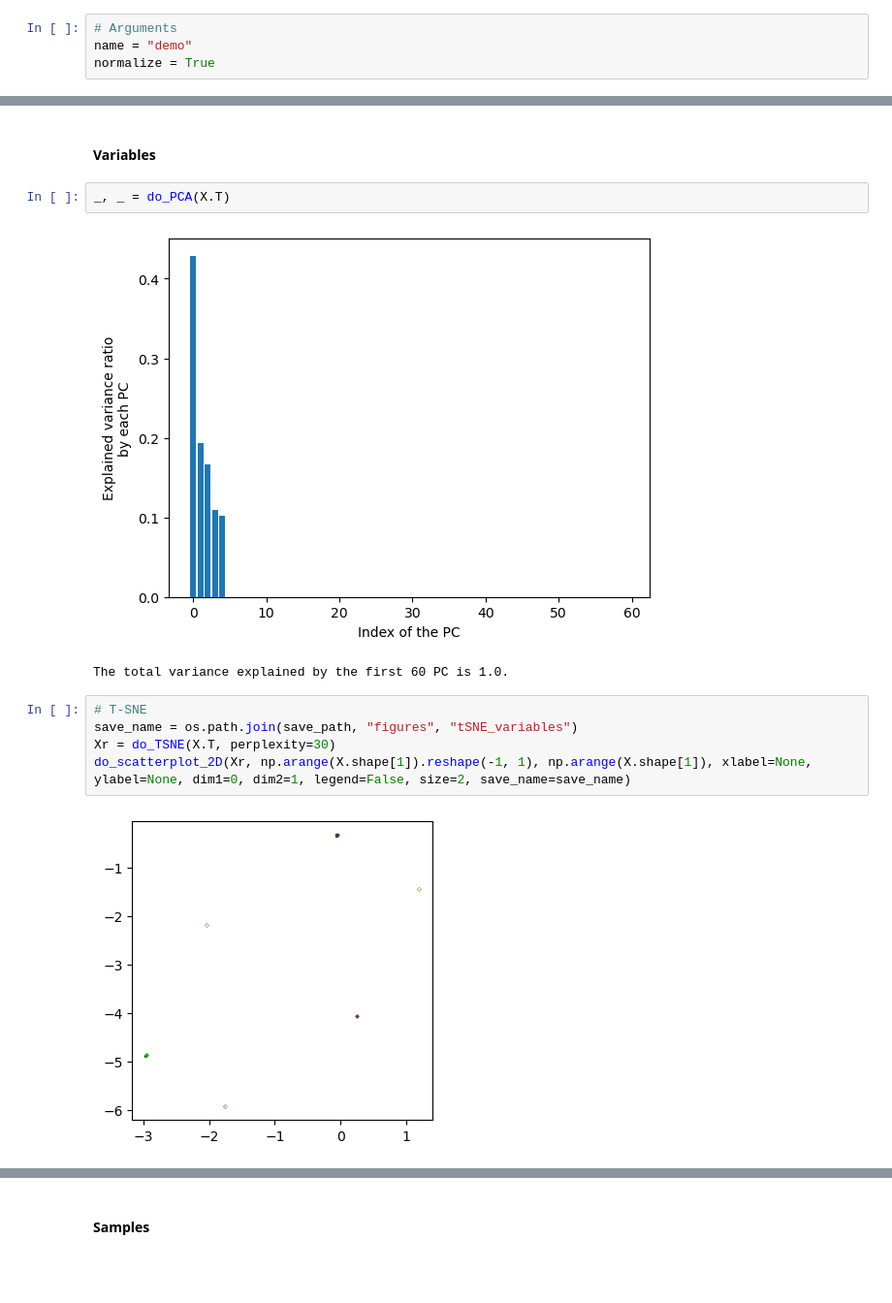
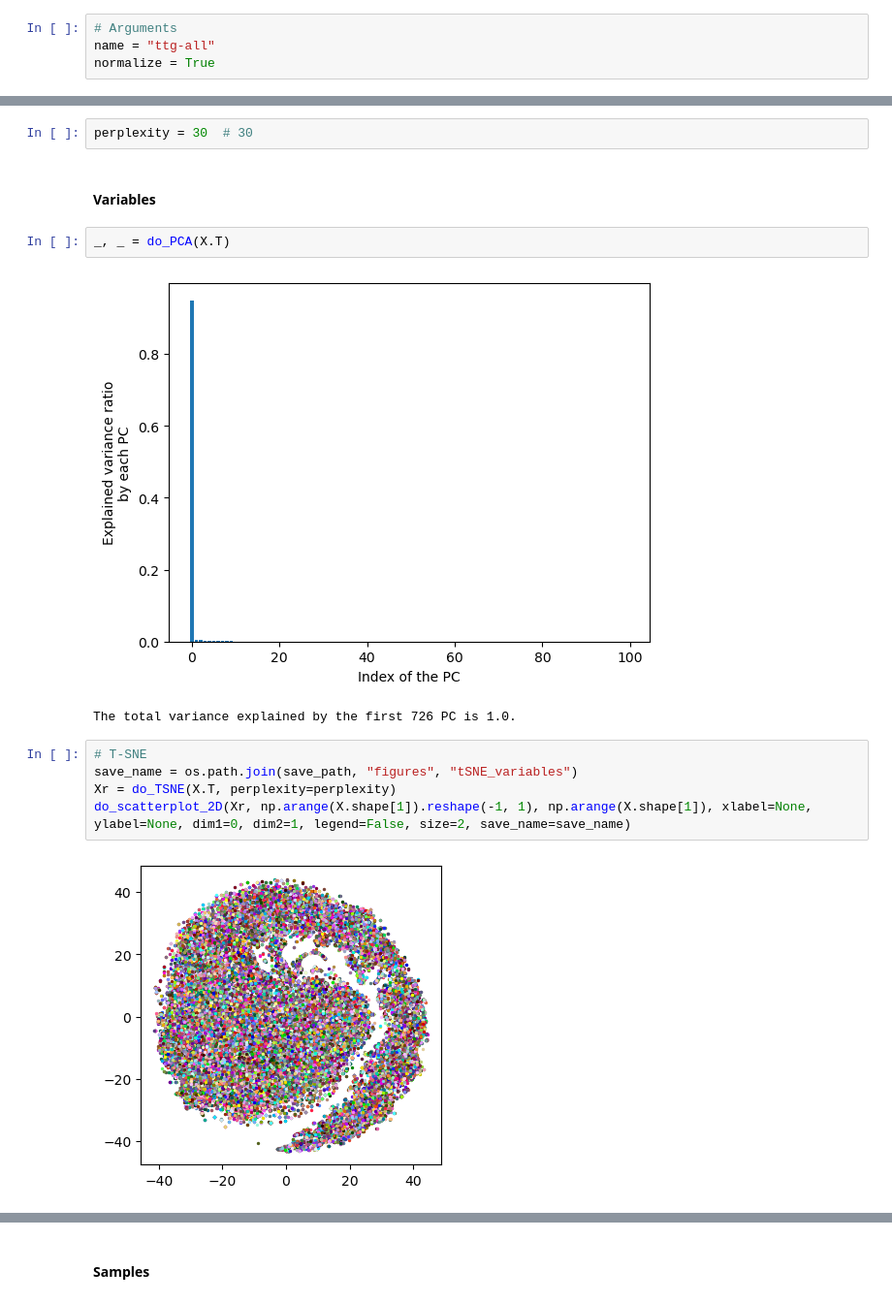
Before and after one commit to mbonto/XAI_in_genomics, a Jupyter notebook: Visualisation/visualise_dataset.ipynb, the cells around one changed output, grey strips where cells are left out. Shown at 97% size. Saved outputs shown, nothing was run; the diff lists cells and outputs as text; blank space fills up the shorter version.

```diff
--- a/Visualisation/visualise_dataset.ipynb
+++ b/Visualisation/visualise_dataset.ipynb
@@ -16,7 +16,7 @@ from plots_and_stats import *
 from clustering import *
 # %%
 # Arguments
-name = "demo"
+name = "ttg-all"
 normalize = True
 # %%
 # Path
@@ -112,18 +104,20 @@ clusters, colors = cluster_nodes(dist, np.zeros(dist.shape), cut_dendogram=2, vm
 # %% [markdown]
 ### Dimensionality reduction and 2D visualisation
+# %%
+perplexity = 30  # 30
 # %% [markdown]
 #### Variables
 # %%
 _, _ = do_PCA(X.T)
 # %% [output]
-[figure, old version]
+[figure, new version]
-The total variance explained by the first 60 PC is 1.0.
+The total variance explained by the first 726 PC is 1.0.
 # %%
 # T-SNE
 save_name = os.path.join(save_path, "figures", "tSNE_variables")
-Xr = do_TSNE(X.T, perplexity=30)
+Xr = do_TSNE(X.T, perplexity=perplexity)
 do_scatterplot_2D(Xr, np.arange(X.shape[1]).reshape(-1, 1), np.arange(X.shape[1]), xlabel=None, ylabel=None, dim1=0, dim2=1, legend=False, size=2, save_name=save_name)
 # %% [output]
-[figure, old version]
+[figure, new version]
 # %%
 # PCA + T-SNE
```
Also changed, not shown: parts of 18 cells of this notebook, 13 other files.
